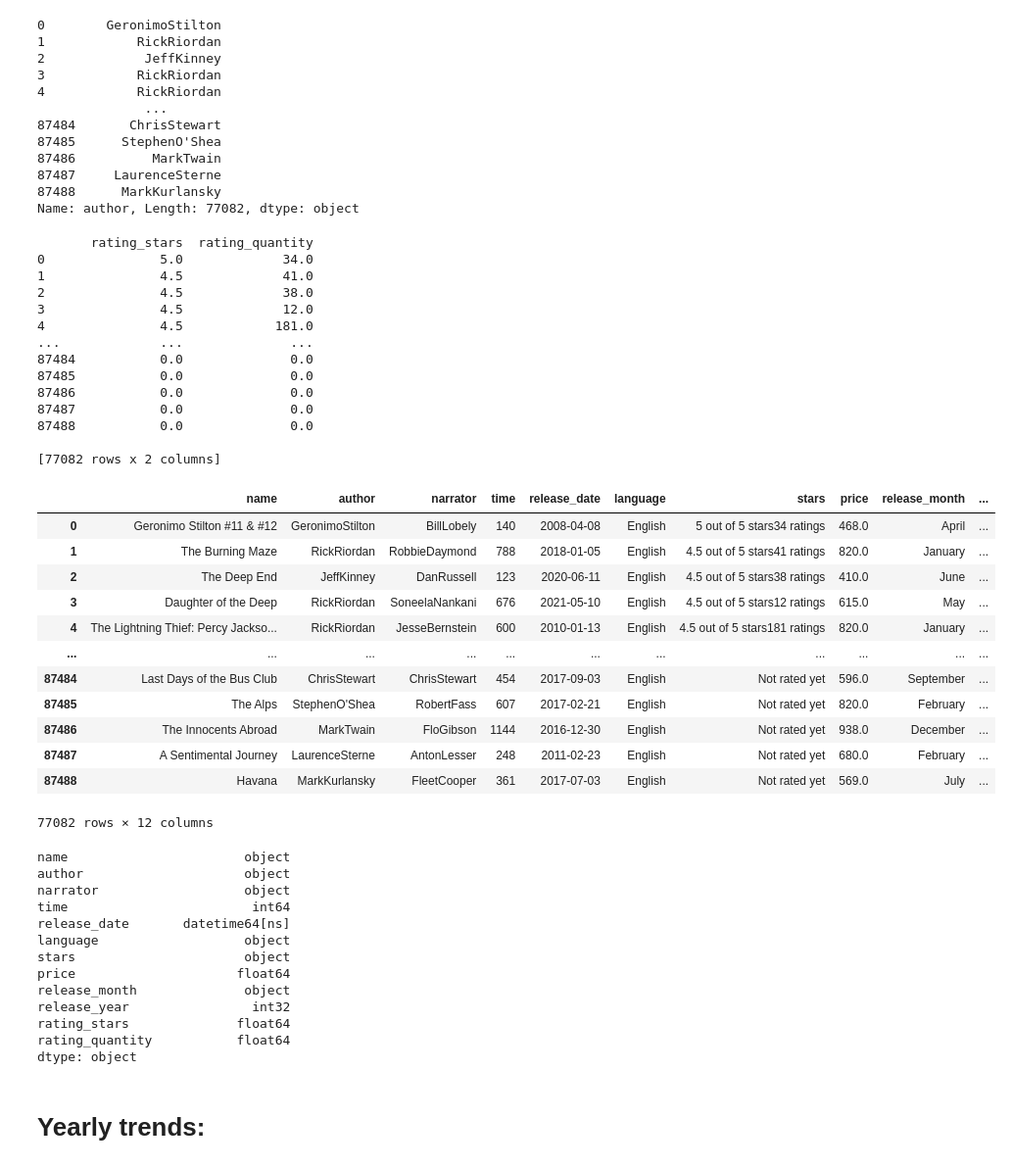
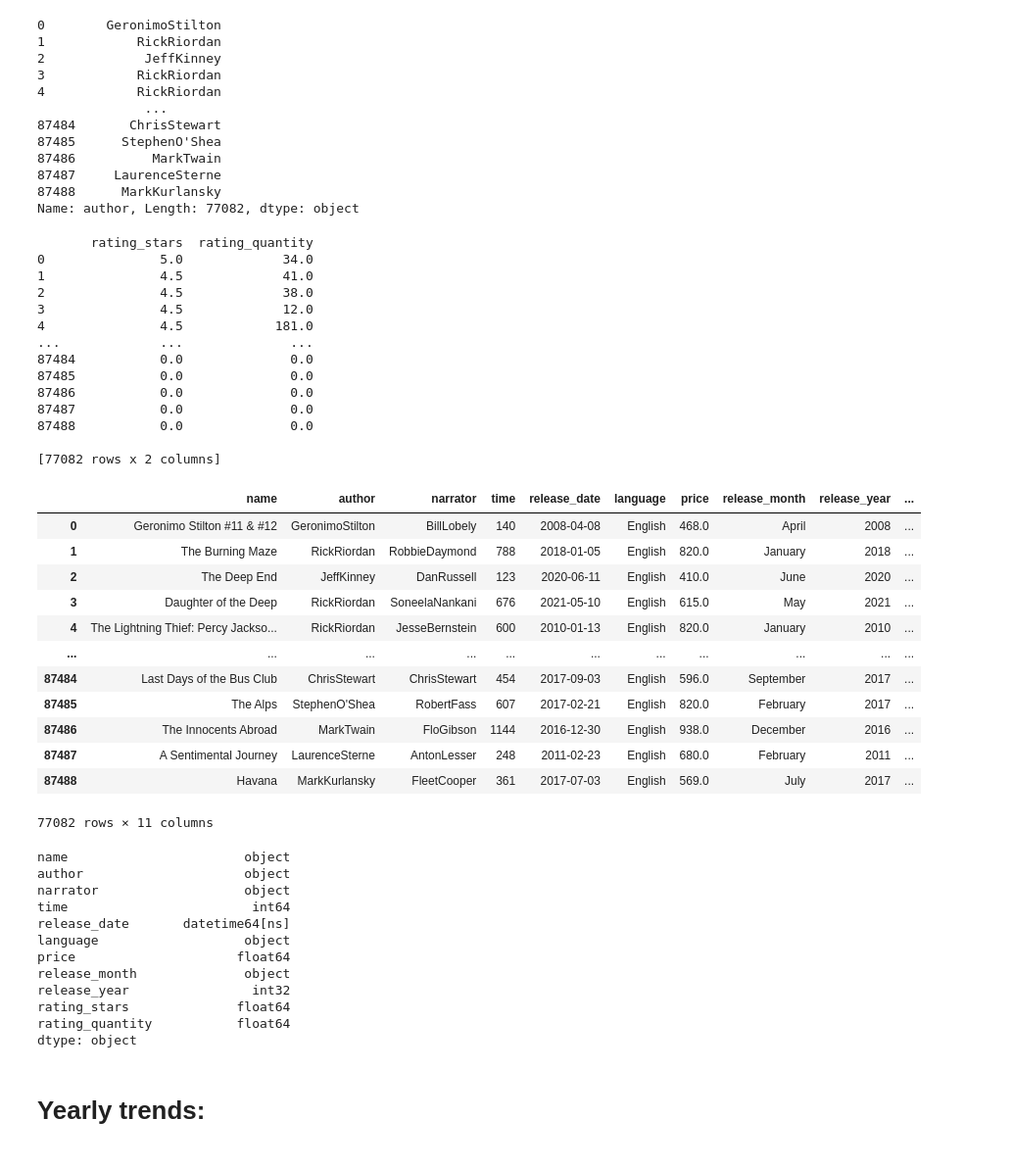
Before and after one commit to ccdatapdx/Data-Analysis, a Jupyter notebook: audible-data-cleaning-analysis.ipynb, the cells around one changed output. Shown at 98% size. Cells and saved outputs as stored; diff of their text form; code cells hidden in the pictures.

```diff
--- a/audible-data-cleaning-analysis.ipynb
+++ b/audible-data-cleaning-analysis.ipynb
@@ -238,47 +238,47 @@ def ratings_split(series):
                 .astype(float)
                 .fillna(0)
             )
         )
     )
 
 
 print(ratings_split(df['stars']))
 
 ratings_df = ratings_split(df['stars'])
 
 df = pd.concat([df,ratings_df],axis=1)
 
-#df = df.drop(columns='stars')
+df = df.drop(columns='stars')
 
 df
 # %% [output]
        rating_stars  rating_quantity
 0               5.0             34.0
 1               4.5             41.0
 2               4.5             38.0
 3               4.5             12.0
 4               4.5            181.0
 ...             ...              ...
 87484           0.0              0.0
 87485           0.0              0.0
 87486           0.0              0.0
 87487           0.0              0.0
 87488           0.0              0.0
 
 [77082 rows x 2 columns]
-|  | name | author | narrator | time | release_date | language | stars | price | release_month | ... |
-| 0 | Geronimo Stilton #11 & #12 | GeronimoStilton | BillLobely | 140 | 2008-04-08 | English | 5 out of 5 stars34 ratings | 468.0 | April | ... |
-| 1 | The Burning Maze | RickRiordan | RobbieDaymond | 788 | 2018-01-05 | English | 4.5 out of 5 stars41 ratings | 820.0 | January | ... |
-| 2 | The Deep End | JeffKinney | DanRussell | 123 | 2020-06-11 | English | 4.5 out of 5 stars38 ratings | 410.0 | June | ... |
-| 3 | Daughter of the Deep | RickRiordan | SoneelaNankani | 676 | 2021-05-10 | English | 4.5 out of 5 stars12 ratings | 615.0 | May | ... |
-| 4 | The Lightning Thief: Percy Jackso... | RickRiordan | JesseBernstein | 600 | 2010-01-13 | English | 4.5 out of 5 stars181 ratings | 820.0 | January | ... |
+|  | name | author | narrator | time | release_date | language | price | release_month | release_year | ... |
+| 0 | Geronimo Stilton #11 & #12 | GeronimoStilton | BillLobely | 140 | 2008-04-08 | English | 468.0 | April | 2008 | ... |
+| 1 | The Burning Maze | RickRiordan | RobbieDaymond | 788 | 2018-01-05 | English | 820.0 | January | 2018 | ... |
+| 2 | The Deep End | JeffKinney | DanRussell | 123 | 2020-06-11 | English | 410.0 | June | 2020 | ... |
+| 3 | Daughter of the Deep | RickRiordan | SoneelaNankani | 676 | 2021-05-10 | English | 615.0 | May | 2021 | ... |
+| 4 | The Lightning Thief: Percy Jackso... | RickRiordan | JesseBernstein | 600 | 2010-01-13 | English | 820.0 | January | 2010 | ... |
 | ... | ... | ... | ... | ... | ... | ... | ... | ... | ... | ... |
-| 87484 | Last Days of the Bus Club | ChrisStewart | ChrisStewart | 454 | 2017-09-03 | English | Not rated yet | 596.0 | September | ... |
-| 87485 | The Alps | StephenO'Shea | RobertFass | 607 | 2017-02-21 | English | Not rated yet | 820.0 | February | ... |
-| 87486 | The Innocents Abroad | MarkTwain | FloGibson | 1144 | 2016-12-30 | English | Not rated yet | 938.0 | December | ... |
-| 87487 | A Sentimental Journey | LaurenceSterne | AntonLesser | 248 | 2011-02-23 | English | Not rated yet | 680.0 | February | ... |
-| 87488 | Havana | MarkKurlansky | FleetCooper | 361 | 2017-07-03 | English | Not rated yet | 569.0 | July | ... |
+| 87484 | Last Days of the Bus Club | ChrisStewart | ChrisStewart | 454 | 2017-09-03 | English | 596.0 | September | 2017 | ... |
+| 87485 | The Alps | StephenO'Shea | RobertFass | 607 | 2017-02-21 | English | 820.0 | February | 2017 | ... |
+| 87486 | The Innocents Abroad | MarkTwain | FloGibson | 1144 | 2016-12-30 | English | 938.0 | December | 2016 | ... |
+| 87487 | A Sentimental Journey | LaurenceSterne | AntonLesser | 248 | 2011-02-23 | English | 680.0 | February | 2011 | ... |
+| 87488 | Havana | MarkKurlansky | FleetCooper | 361 | 2017-07-03 | English | 569.0 | July | 2017 | ... |
-77082 rows × 12 columns
+77082 rows × 11 columns
 # %%
 df.dtypes
 # %% [output]
@@ -288,7 +288,6 @@ narrator                   object
 time                        int64
 release_date       datetime64[ns]
 language                   object
-stars                      object
 price                     float64
 release_month              object
 release_year                int32
```
Also changed, not shown: parts of 9 cells of this notebook.
